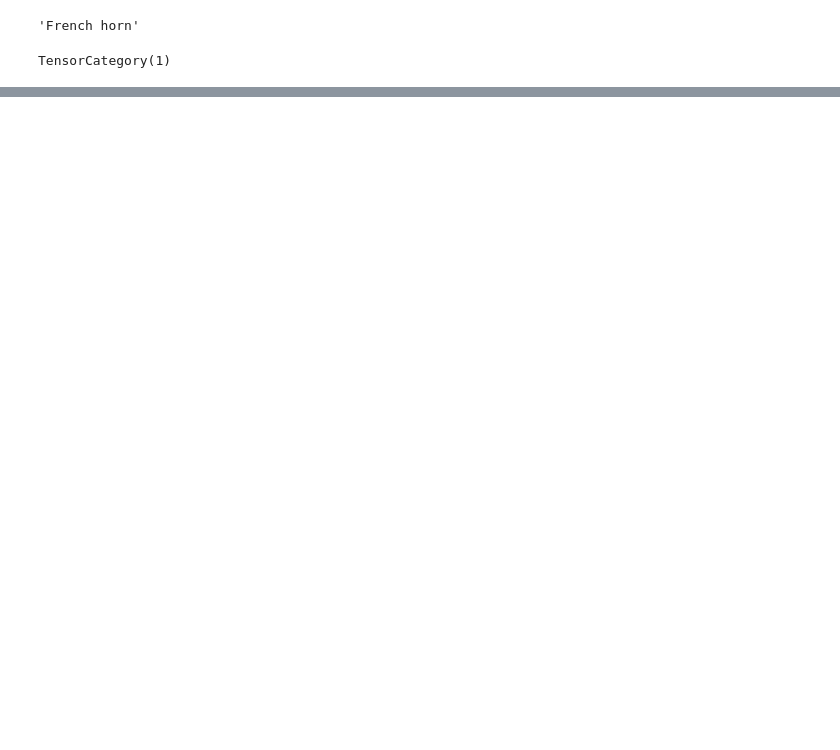
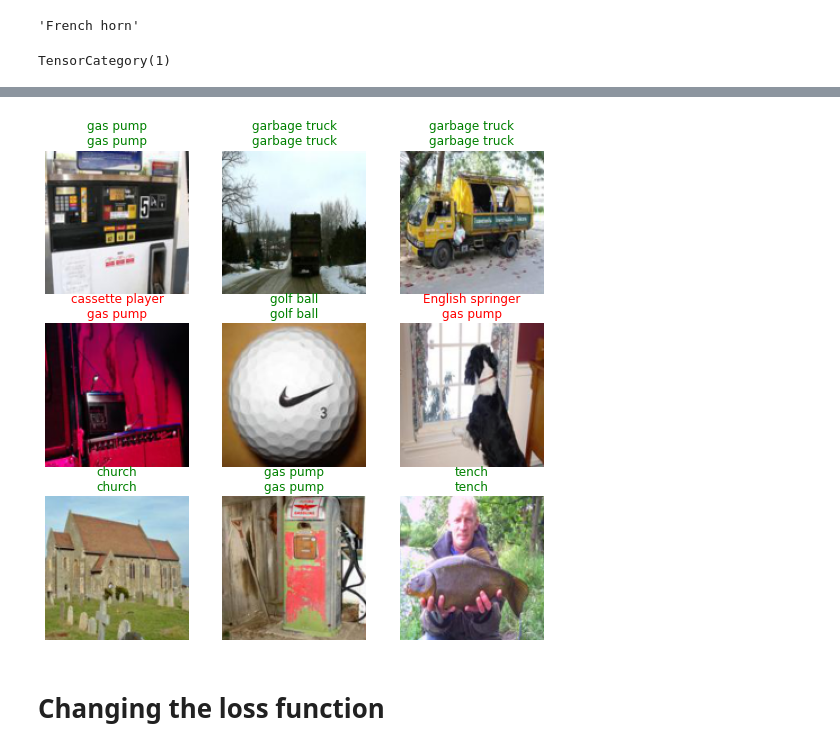
Before and after one commit to samirgadkari/fastai_pytorch_book, a Jupyter notebook: Tutorials_Imagenette.ipynb, the cells around one changed output, grey strips where cells are left out. Drawn from its saved outputs; the diff is of its cells as text; code cells hidden in the pictures; blank space fills up the shorter version.

```diff
--- a/Tutorials_Imagenette.ipynb
+++ b/Tutorials_Imagenette.ipynb
@@ -188,0 +263,2 @@ Show in docs
+# %%
+learn.fit_one_cycle(5, 1e-3)
@@ -188,0 +272,3 @@ Show in docs
+# %%
+learn.show_results()
+# %% [output]
@@ -188,0 +276,3 @@ Show in docs
+[figure, added]
+# %% [markdown]
+# Changing the loss function
```
Also changed, not shown: parts of 49 cells of this notebook.
